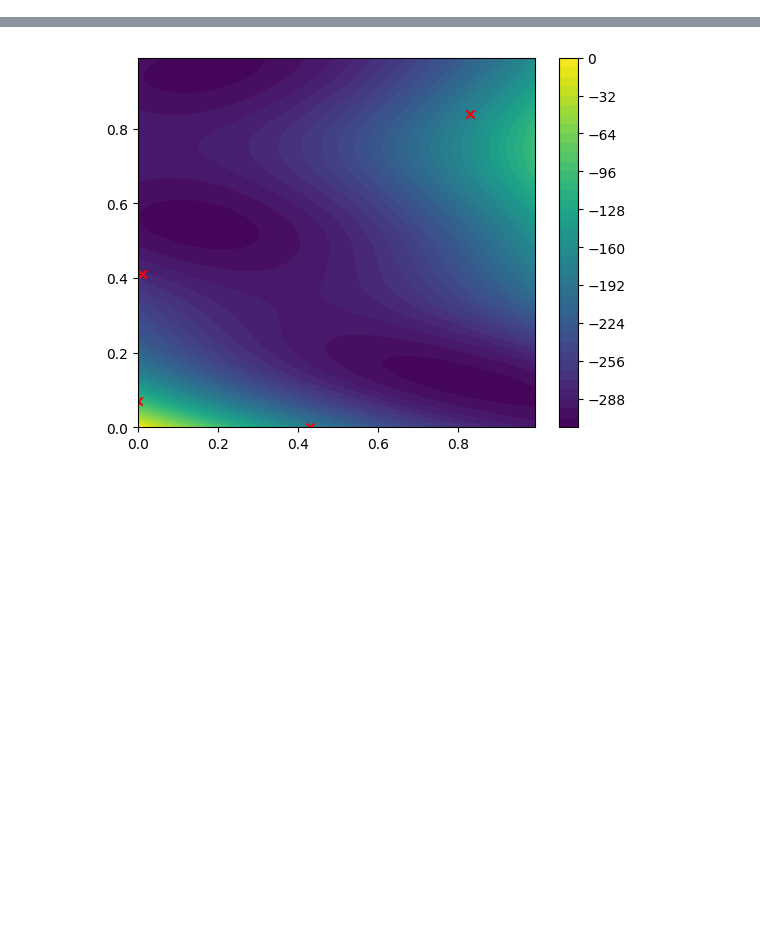
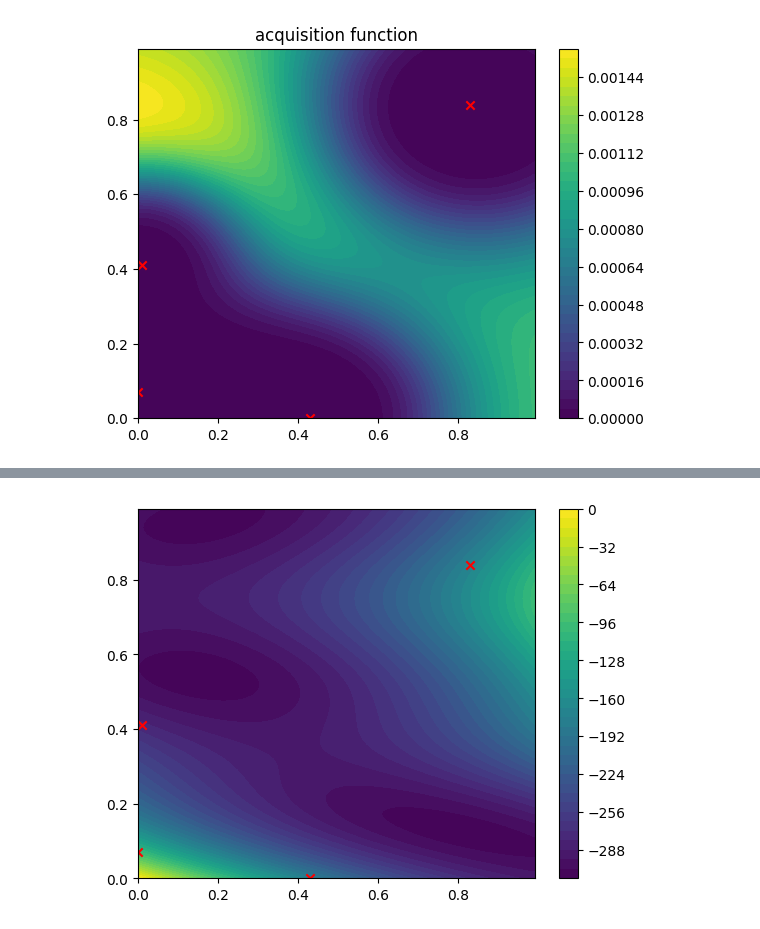
Before and after one commit to alexhernandezgarcia/activelearning, a Jupyter notebook: my_package/activelearning.ipynb, the cells around one changed output, grey strips where cells are left out. Drawn from its saved outputs; the diff is of its cells as text; code cells hidden in the pictures; blank space fills up the shorter version.

```diff
--- a/my_package/activelearning.ipynb
+++ b/my_package/activelearning.ipynb
@@ -93,5 +88,12 @@ tensor([0.3593], device='cuda:0', dtype=torch.float64) tensor([0.1835], device='
 [figure]
 [figure]
+# %%
+
+plot_function(acqf, grid_flat.clone().unsqueeze(1), scatter_markers=baseline_states/grid_size)
+plt.title("acquisition function")
+plt.show()
+# %% [output]
+[figure, added]
 # %%
 # Sampler (e.g., GFlowNet, or Random Sampler)
 # %%
```
Also changed, not shown: parts of 6 cells of this notebook, 2 other files.
